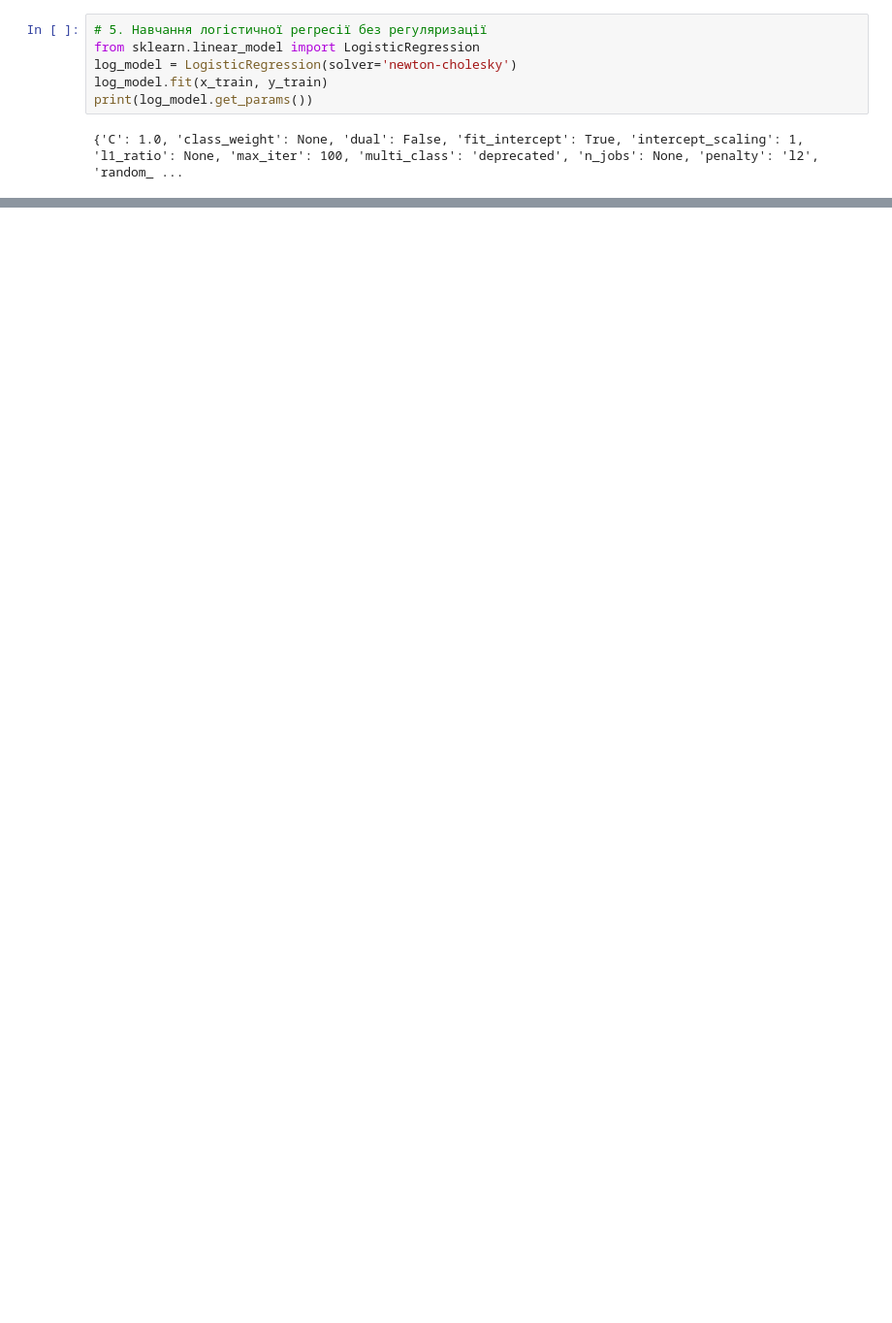
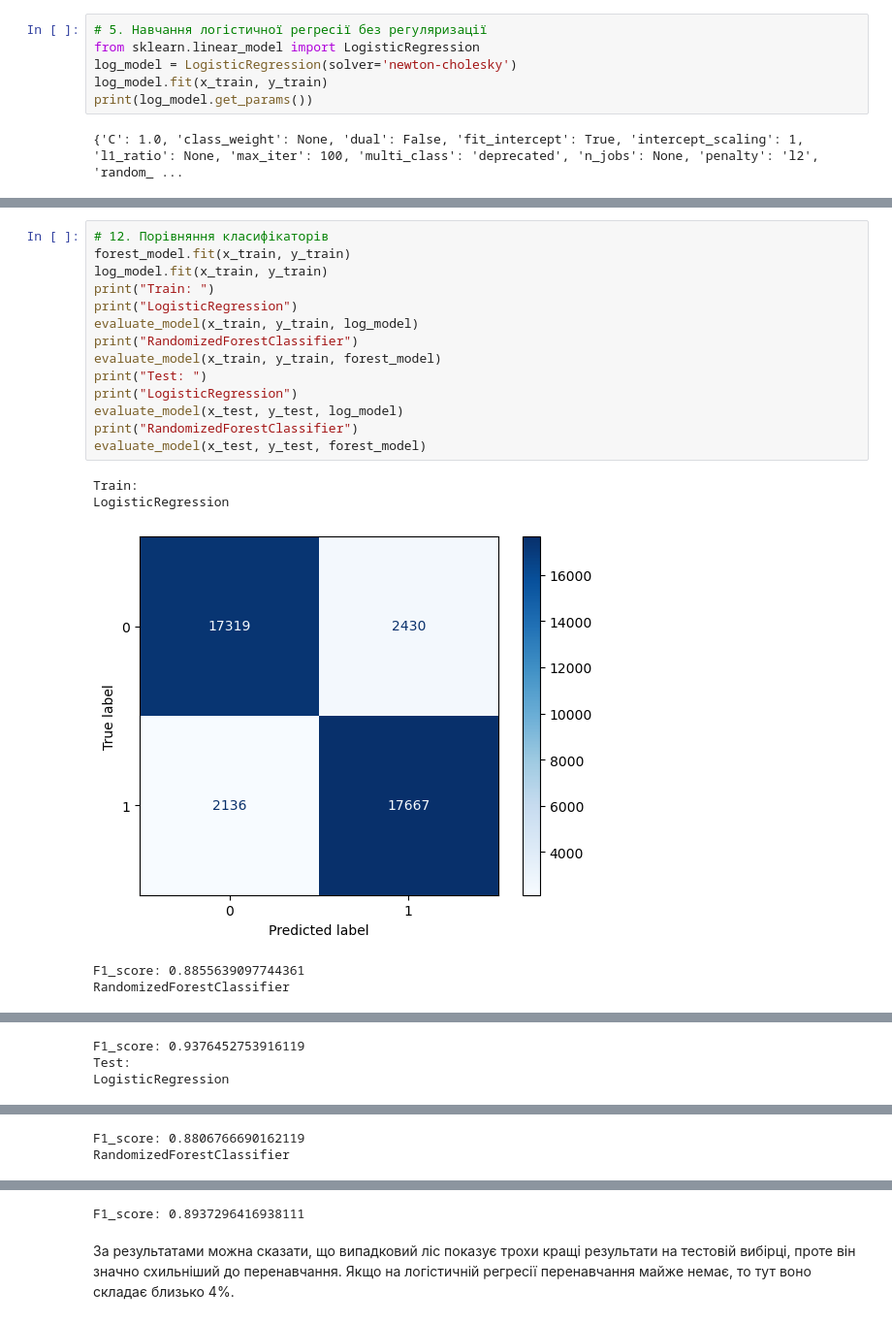
Before and after one commit to romaro23/Lab1ML-DataPreprocessing, a Jupyter notebook: Lab2.ipynb, the cells around one changed output, grey strips where cells are left out. Shown: that part at 97% size. Cells and saved outputs as stored; diff of their text form; blank space fills up the shorter version.

```diff
--- a/Lab2.ipynb
+++ b/Lab2.ipynb
@@ -200,0 +255,20 @@ from sklearn.ensemble import RandomForestClassifier
+# %%
+# 12. Порівняння класифікаторів
+forest_model.fit(x_train, y_train)
+log_model.fit(x_train, y_train)
+print("Train: ")
+print("LogisticRegression")
+evaluate_model(x_train, y_train, log_model)
+print("RandomizedForestClassifier")
+evaluate_model(x_train, y_train, forest_model)
+print("Test: ")
+print("LogisticRegression")
+evaluate_model(x_test, y_test, log_model)
+print("RandomizedForestClassifier")
+evaluate_model(x_test, y_test, forest_model)
+# %% [output]
+Train:
+LogisticRegression
+[figure, added]
+F1_score: 0.8855639097744361
+RandomizedForestClassifier
@@ -200,0 +276,3 @@ from sklearn.ensemble import RandomForestClassifier
+F1_score: 0.9376452753916119
+Test:
+LogisticRegression
@@ -200,0 +280,2 @@ from sklearn.ensemble import RandomForestClassifier
+F1_score: 0.8806766690162119
+RandomizedForestClassifier
@@ -200,0 +283,4 @@ from sklearn.ensemble import RandomForestClassifier
+F1_score: 0.8937296416938111
+# %% [markdown]
+За результатами можна сказати, що випадковий ліс показує трохи кращі результати на тестовій вибірці, проте він значно
+ схильніший до перенавчання. Якщо на логістичній регресії перенавчання майже немає, то тут воно складає близько 4%.
```
Also changed, not shown: parts of 22 cells of this notebook, 2 other files.
